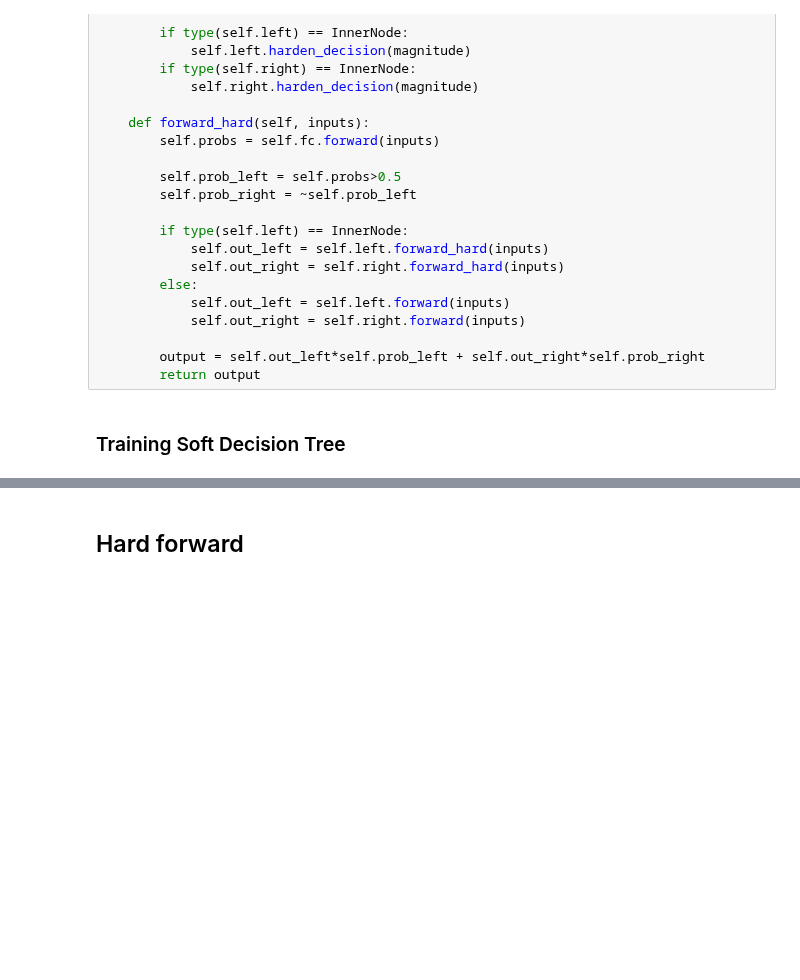
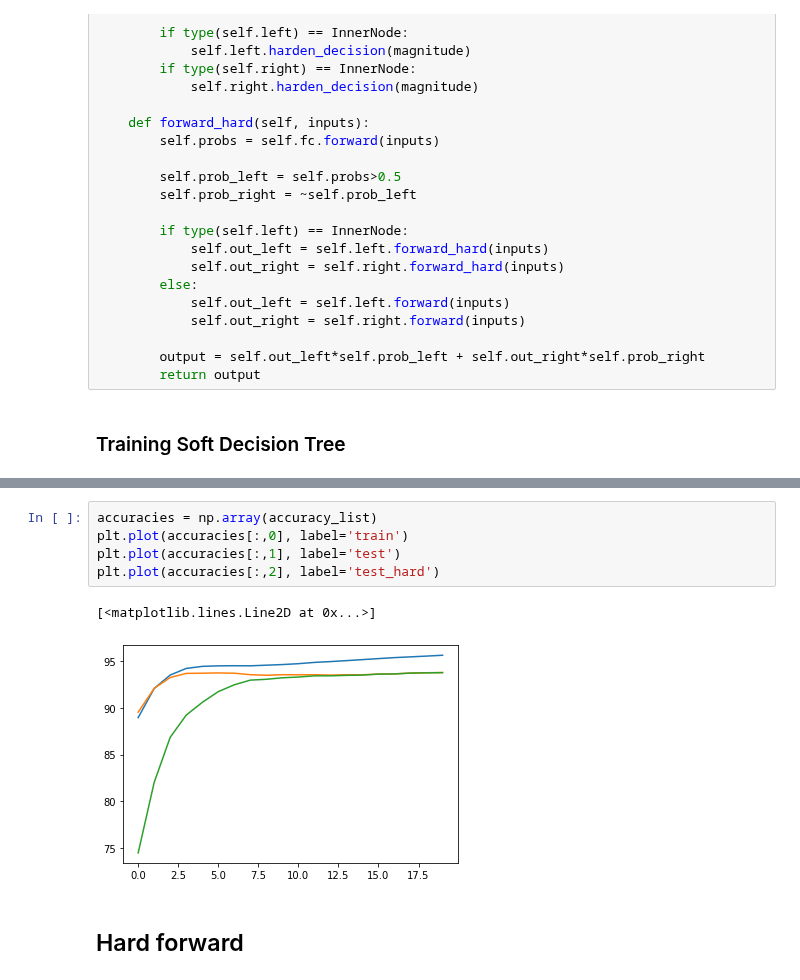
Before and after one commit to tsumansapkota/Experimentals, a Jupyter notebook: NN_Func_Approx/Soft_Decision_Tree/01_Soft_Decision_Tree_B_sigmoid_harden.ipynb, the cells around one changed output, grey strips where cells are left out. Cells and saved outputs as stored; diff of their text form; blank space fills up the shorter version.

```diff
--- a/NN_Func_Approx/Soft_Decision_Tree/01_Soft_Decision_Tree_B_sigmoid_harden.ipynb
+++ b/NN_Func_Approx/Soft_Decision_Tree/01_Soft_Decision_Tree_B_sigmoid_harden.ipynb
@@ -273,3 +290,11 @@ a.min(), a.max()
+# %%
+accuracies = np.array(accuracy_list)
+plt.plot(accuracies[:,0], label='train')
+plt.plot(accuracies[:,1], label='test')
+plt.plot(accuracies[:,2], label='test_hard')
+# %% [output]
+[<matplotlib.lines.Line2D at 0x...>]
+[figure, added]
 # %% [markdown]
 ## Hard forward
 # %%
```
Also changed, not shown: parts of 14 cells of this notebook, 26 other files.
